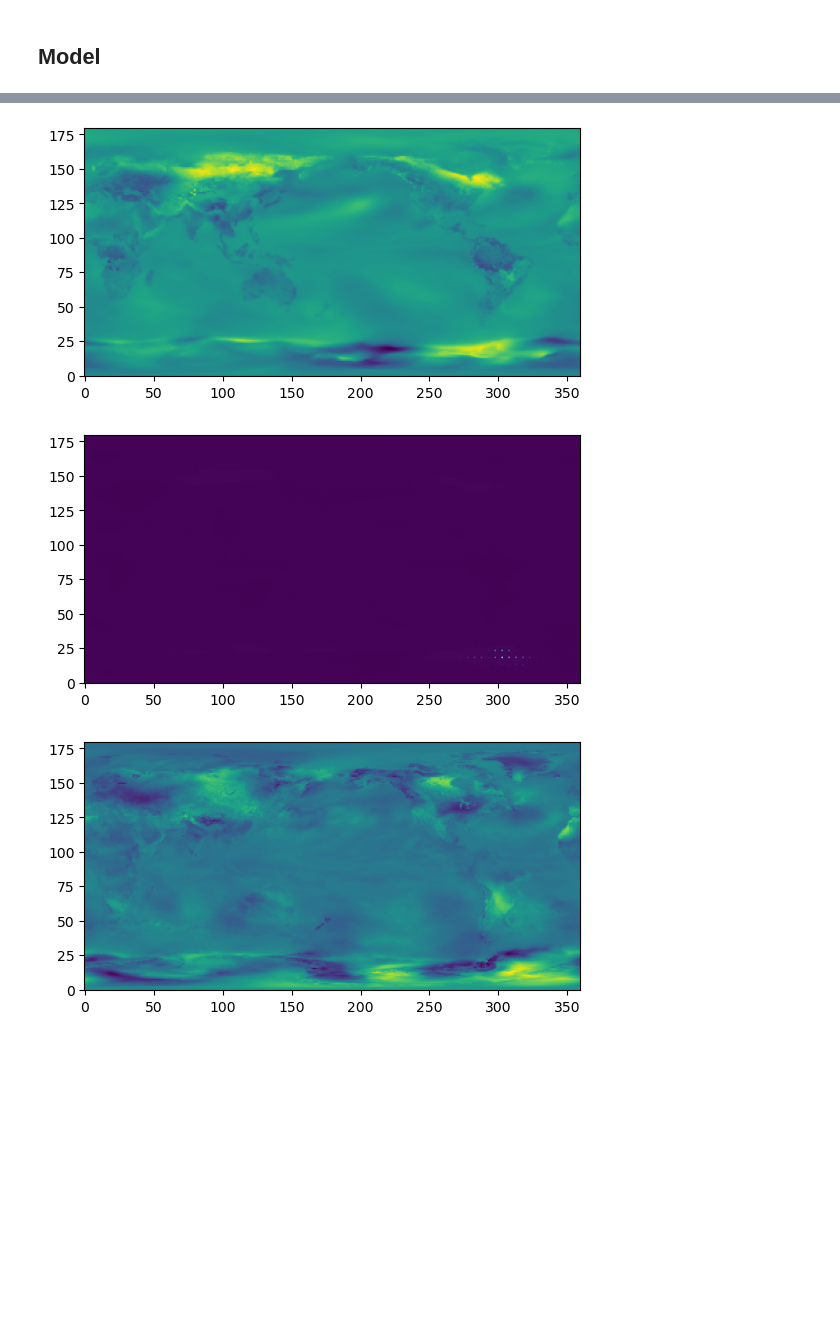
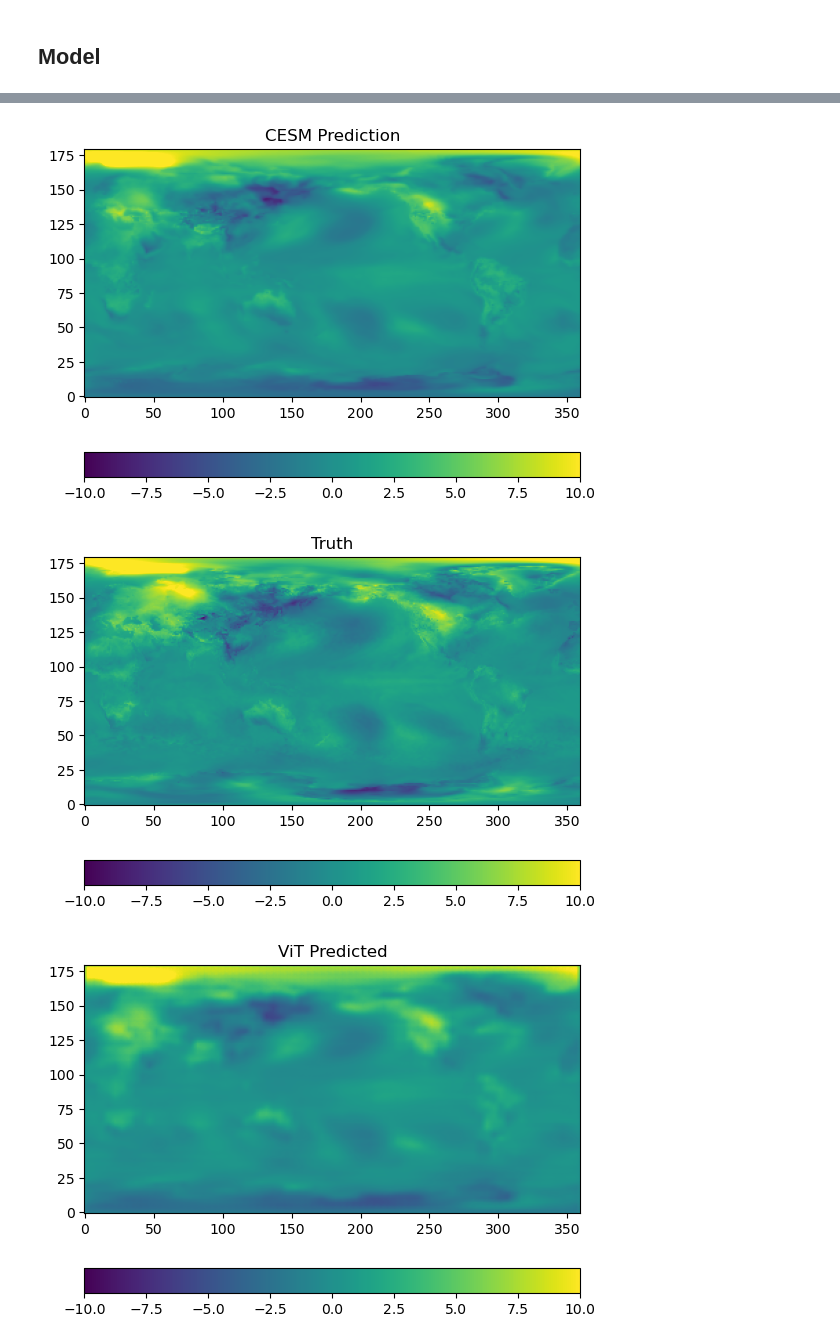
Before and after one commit to WillyChap/ViT_XAI, a Jupyter notebook: Models/S2Sbiascorr/trainViT.ipynb, the cells around one changed output, grey strips where cells are left out. Drawn from its saved outputs; the diff is of its cells as text; code cells hidden in the pictures; blank space fills up the shorter version.

```diff
--- a/Models/S2Sbiascorr/trainViT.ipynb
+++ b/Models/S2Sbiascorr/trainViT.ipynb
@@ -213,10 +224,10 @@ for epoch in range(EPOCHS):
         optimizer.zero_grad()
         inputs = inputs.to(device)
         labels = labels.to(device)
-        # outputs = model(inputs)
-        # loss = criterion(outputs, labels)
-        mu,sigma = model(inputs)
-        loss = criterion(mu, sigma, labels)
+        outputs = model(inputs)
+        loss = criterion(outputs, labels)
+        # mu,sigma = model(inputs)
+        # loss = criterion(mu, sigma, labels)
         loss.backward()
         optimizer.step()
         running_loss += loss.item() * inputs.size(0)
@@ -235,8 +246,10 @@ for epoch in range(EPOCHS):
         for inputs, labels in val_loader:
             inputs = inputs.to(device)
             labels = labels.to(device)
-            mu, sigma = model(inputs.to(device))
-            mse_val_batch.append((torch.mean((mu-labels)**2)))
+            outputs = model(inputs.to(device))
+            # mu, sigma = model(inputs.to(device))
+            # mse_val_batch.append((torch.mean((mu-labels)**2)))
+            mse_val_batch.append((torch.mean((outputs-labels)**2)))
     # Calculate and print validation accuracy
     mse_tot = torch.mean(torch.tensor(mse_val_batch))
     print(f"Epoch {epoch}, Val Loss: {mse_tot:.4f}")
@@ -281,24 +287,47 @@ plt.imshow(sigma[0].cpu().squeeze(),origin='lower')
 # %%
 with torch.no_grad():
     for inputs, labels in val_loader:
-        inputs = inputs.to(device).cpu()
-        labels = labels.to(device).cpu()
-        mu,sigma = best_mod(inputs.to(device))
-        plt.imshow(inputs[0,1],origin='lower')
-        plt.show()
-        plt.imshow(mu[0].cpu().squeeze(),origin='lower')
-        plt.show()
-        plt.imshow(labels[0].squeeze(),origin='lower')
-        plt.show()
+        if inputs[0,2,0,0] == 0:
+            inputs = inputs.to(device).cpu()
+            labels = labels.to(device).cpu()
+            # mu,sigma = best_mod(inputs.to(device))
+            output = best_mod(inputs.to(device))
 
-        plt.imshow((inputs[0,1] - labels[0].squeeze()),origin='lower')
-        plt.show()
+            plt.imshow(inputs[0,1],origin='lower',vmin=-10,vmax=10)
+            plt.colorbar(orientation='horizontal')
+            plt.title('CESM Prediction')
+            plt.show()
 
-        plt.imshow((inputs[0,1] - mu[0].cpu().squeeze()),origin='lower')
-        plt.show()
+            plt.imshow(labels[0].squeeze(),origin='lower',vmin=-10,vmax=10)
+            plt.colorbar(orientation='horizontal')
+            plt.title('Truth')
+            plt.show()
 
-        break
+            plt.imshow(output[0].cpu().squeeze(),origin='lower',vmin=-10,vmax=10)
+            plt.colorbar(orientation='horizontal')
+            plt.title('ViT Predicted')
+            plt.show()
+
+            # plt.imshow(mu[0].cpu().squeeze(),origin='lower',vmin=-10,vmax=10)
+            # plt.colorbar(orientation='horizontal')
+            # plt.title('Predicted')
+            # plt.show()
+
+            # plt.imshow(sigma[0].cpu().squeeze(),origin='lower')
+            # plt.colorbar(orientation='horizontal')
+            # plt.title('Uncertainty')
+            # plt.show()
+
+            plt.imshow((inputs[0,1] - labels[0].squeeze()),origin='lower',vmin=-10,vmax=10)
+            plt.colorbar(orientation='horizontal')
+            plt.title('CESM Prediction - True')
+            plt.show()
+
+            # plt.imshow((inputs[0,1] - mu[0].cpu().squeeze()),origin='lower')
+            # plt.show()
+
+            break
 # %% [output]
-[figure, old version]
+[figure, new version]
-[figure, old version]
+[figure, new version]
-[figure, old version]
+[figure, new version]
```
Also changed, not shown: parts of 8 cells of this notebook, 1 other file.
